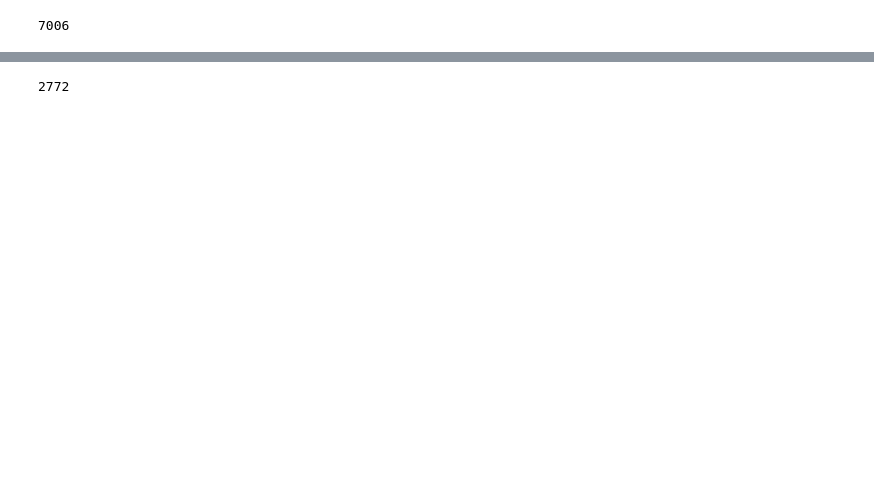
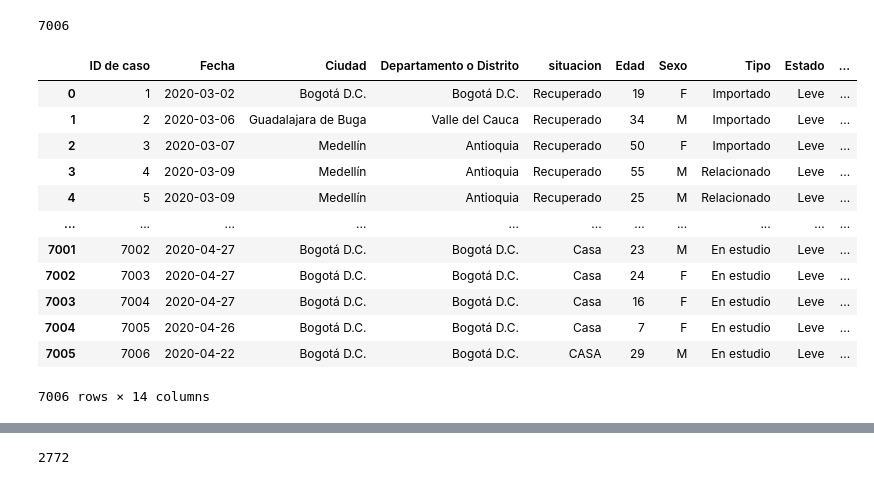
Before and after one commit to GioValleInsight/Prediccion_covid_Colombia, a Jupyter notebook: Prediccion_covid_Colombia.ipynb, the cells around one changed output, grey strips where cells are left out. Cells and saved outputs as stored; diff of their text form; code cells hidden in the pictures; blank space fills up the shorter version.

```diff
--- a/Prediccion_covid_Colombia.ipynb
+++ b/Prediccion_covid_Colombia.ipynb
@@ -34,4 +54,21 @@ total_Colombia=df['ID de caso'].count()
 total_Colombia
 # %% [output]
 7006
+# %%
+df.rename(columns={'Fecha de notificación':'Fecha', 'Ciudad de ubicación':'Ciudad', 'atención':'situacion'}, inplace=True)
+df
+# %% [output]
+|  | ID de caso | Fecha | Ciudad | Departamento o Distrito | situacion | Edad | Sexo | Tipo | Estado | ... |
+| 0 | 1 | 2020-03-02 | Bogotá D.C. | Bogotá D.C. | Recuperado | 19 | F | Importado | Leve | ... |
+| 1 | 2 | 2020-03-06 | Guadalajara de Buga | Valle del Cauca | Recuperado | 34 | M | Importado | Leve | ... |
+| 2 | 3 | 2020-03-07 | Medellín | Antioquia | Recuperado | 50 | F | Importado | Leve | ... |
+| 3 | 4 | 2020-03-09 | Medellín | Antioquia | Recuperado | 55 | M | Relacionado | Leve | ... |
+| 4 | 5 | 2020-03-09 | Medellín | Antioquia | Recuperado | 25 | M | Relacionado | Leve | ... |
+| ... | ... | ... | ... | ... | ... | ... | ... | ... | ... | ... |
+| 7001 | 7002 | 2020-04-27 | Bogotá D.C. | Bogotá D.C. | Casa | 23 | M | En estudio | Leve | ... |
+| 7002 | 7003 | 2020-04-27 | Bogotá D.C. | Bogotá D.C. | Casa | 24 | F | En estudio | Leve | ... |
+| 7003 | 7004 | 2020-04-27 | Bogotá D.C. | Bogotá D.C. | Casa | 16 | F | En estudio | Leve | ... |
+| 7004 | 7005 | 2020-04-26 | Bogotá D.C. | Bogotá D.C. | Casa | 7 | F | En estudio | Leve | ... |
+| 7005 | 7006 | 2020-04-22 | Bogotá D.C. | Bogotá D.C. | CASA | 29 | M | En estudio | Leve | ... |
+7006 rows × 14 columns
 # %%
```
Also changed, not shown: parts of 5 cells of this notebook.
